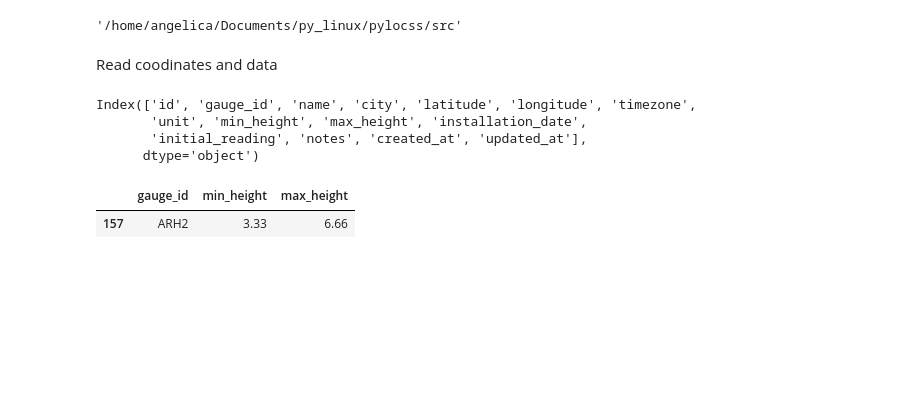
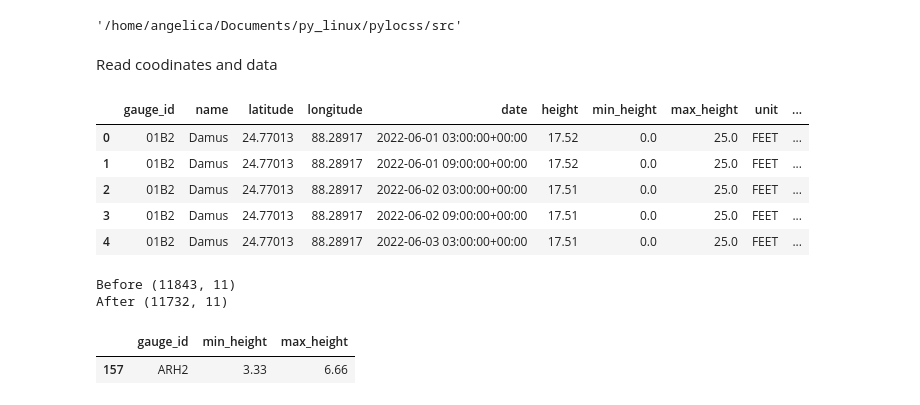
Before and after one commit to anmagomez/radar_altimetry_eval, a Jupyter notebook: src/load_data_LOCSS.ipynb, the cells around one changed output. Drawn from its saved outputs; the diff is of its cells as text; code cells hidden in the pictures; blank space fills up the shorter version.

Commit message:
Data exploration Karina

```diff
--- a/src/load_data_LOCSS.ipynb
+++ b/src/load_data_LOCSS.ipynb
@@ -16,13 +17,50 @@ Read coodinates and data
 df_locss=pd.read_csv('../data/readings.csv')
 df_locss=pd.read_csv('../data/readings_up_to_12202021.csv', parse_dates=['date'])
 df_coord_locss=pd.read_csv('../data/gauges.csv', sep=";")
-# %%
-df_coord_locss.columns
-# %% [output]
-Index(['id', 'gauge_id', 'name', 'city', 'latitude', 'longitude', 'timezone',
-       'unit', 'min_height', 'max_height', 'installation_date',
-       'initial_reading', 'notes', 'created_at', 'updated_at'],
-      dtype='object')
+# %%
+# df_locss=pd.read_csv('../data/readings.csv')
+df_locss=pd.read_csv('../data/lake_heights_all_2017-01-01_2023-03-07/lake_heights_all_2017-01-01_2023-03-07.csv', parse_dates=['date'])
+path_win='/home/angelica/Dropbox/Research/LOCSS/SWOT/LOCSS_SWOT_CalVal.shp'
+
+df_shp_lenghts=gpd.read_file(path_win)
+df_locss.head()
+# %% [output]
+|  | gauge_id | name | latitude | longitude | date | height | min_height | max_height | unit | ... |
+| 0 | 01B2 | Damus | 24.77013 | 88.28917 | 2022-06-01 03:00:00+00:00 | 17.52 | 0.0 | 25.0 | FEET | ... |
+| 1 | 01B2 | Damus | 24.77013 | 88.28917 | 2022-06-01 09:00:00+00:00 | 17.52 | 0.0 | 25.0 | FEET | ... |
+| 2 | 01B2 | Damus | 24.77013 | 88.28917 | 2022-06-02 03:00:00+00:00 | 17.51 | 0.0 | 25.0 | FEET | ... |
+| 3 | 01B2 | Damus | 24.77013 | 88.28917 | 2022-06-02 09:00:00+00:00 | 17.51 | 0.0 | 25.0 | FEET | ... |
+| 4 | 01B2 | Damus | 24.77013 | 88.28917 | 2022-06-03 03:00:00+00:00 | 17.51 | 0.0 | 25.0 | FEET | ... |
+# %%
+df_shp_lenghts['location']=df_shp_lenghts['gauge_id'].str.slice(2,4)
+gc=GaugeCollection()
+fd_id='gauge_id'
+df_locss_filtered=gc.filter_test_gages(df_locss,fd_id)
+df_locss_filtered=df_locss_filtered.loc[df_locss_filtered['gauge_id'].isin(df_shp_lenghts['gauge_id'].unique())]
+# df_locss_filtered=pd.merge(df_locss_filtered, df_shp_lenghts[['gauge_id','min_height','max_height']], on='gauge_id')
+print('Before',df_locss_filtered.shape)
+df_locss_filtered1=df_locss_filtered.loc[(df_locss_filtered['height']>=df_locss_filtered['min_height'])&(df_locss_filtered['height']<=df_locss_filtered['max_height'])]
+# #df_locss_filtered1=df_locss_filtered1[['gauge_id', 'name', 'date', 'time', 'height', 'is_bubble_level_okay']]
+print('After', df_locss_filtered1.shape)
+# df_locss_filtered.head()
+# df_locss_filtered=df_locss_filtered1[['gauge_id', 'name', 'date', 'height', 'is_bubble_level_okay']]
+# df_locss_filtered.gauge_id.unique().shape
+df_stats=df_locss_filtered.groupby(fd_id)[['height', 'unit', 'date']].\
+                    agg({'height':['mean'], 'unit':pd.Series.mode, 'date': ['min', 'max', 'count'] }).\
+                    reset_index()
+# id_fd=[fd_id]
+df_stats.columns=[' '.join(col).strip() for col in df_stats.columns.values]
+df_stats.to_csv('../data/SWOT_gauges_sum.csv')
+# df_base_fd=['height']
+# df_stats[['gauge_id', 'count']]
+# df_stats=format_df_stats(df_stats, id_fd, df_base_fd)
+# df_stats_gt2=df_stats.loc[df_stats['height_count']>2]
+# df_stats_gt2[fd_id]
+# df_locss_filtered=df_locss_filtered.loc[df_locss_filtered[fd_id].isin(df_stats_gt2[fd_id])]
+# df_locss_filtered.info()
+# %% [output]
+Before (11843, 11)
+After (11732, 11)
 # %%
 #df_coord_locss.info()
 #df_locss.info()
```
Also changed, not shown: parts of 1 cell of this notebook.
